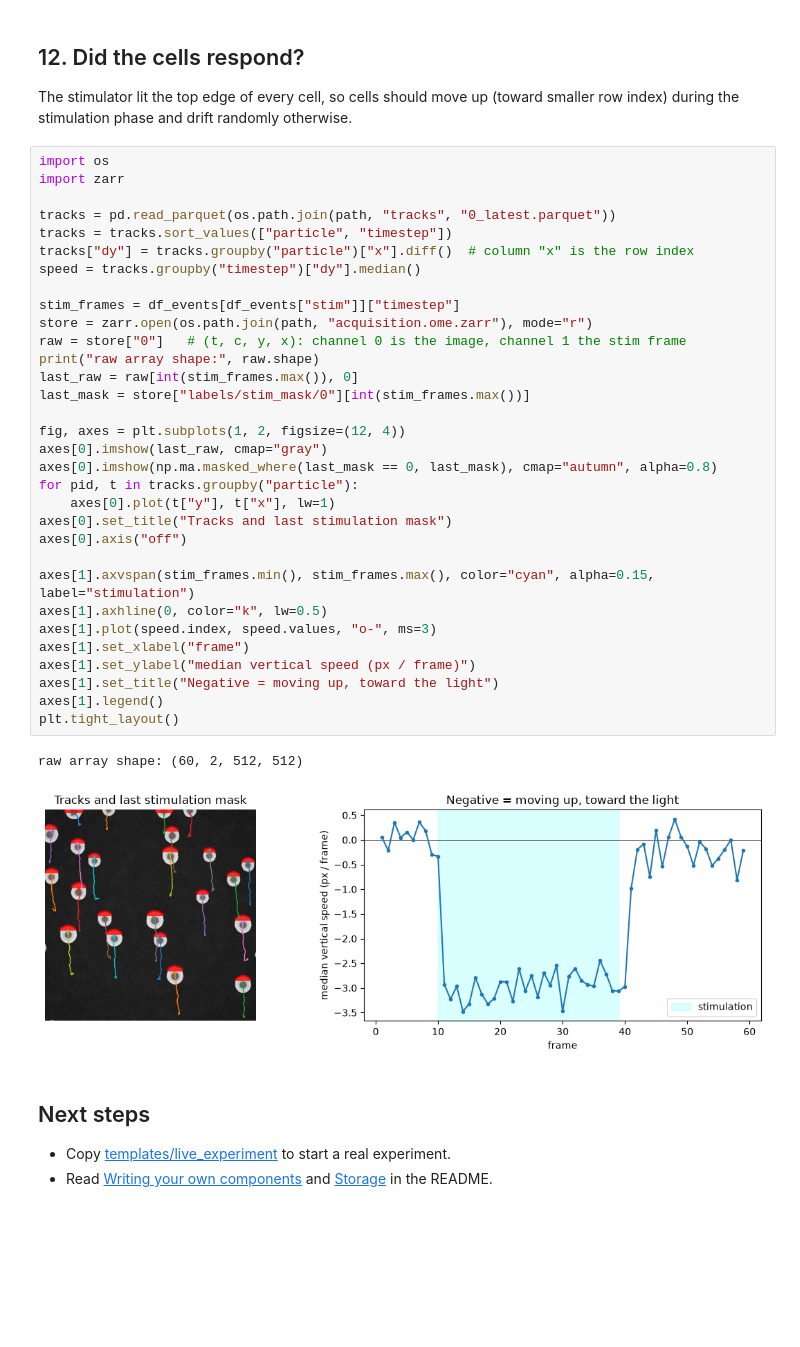
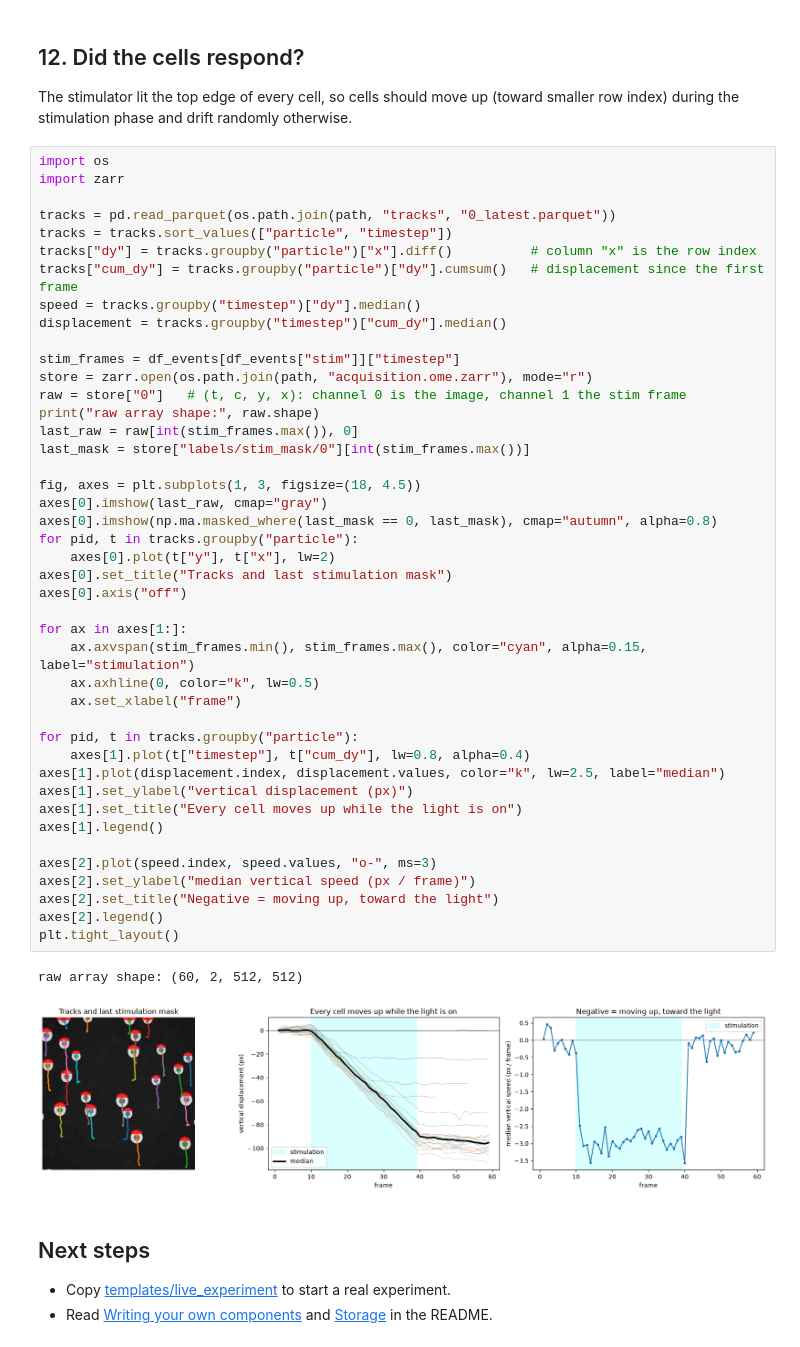
Before and after one commit to hinderling/rtm-pymmcore, a Jupyter notebook: examples/02_live_experiment.ipynb, the cells around one changed output. Drawn from its saved outputs; the diff is of its cells as text; blank space fills up the shorter version.

```diff
--- a/examples/02_live_experiment.ipynb
+++ b/examples/02_live_experiment.ipynb
@@ -369,38 +405,49 @@ smaller row index) during the stimulation phase and drift randomly otherwise.
 # %%
 import os
 import zarr
 
 tracks = pd.read_parquet(os.path.join(path, "tracks", "0_latest.parquet"))
 tracks = tracks.sort_values(["particle", "timestep"])
-tracks["dy"] = tracks.groupby("particle")["x"].diff()  # column "x" is the row index
+tracks["dy"] = tracks.groupby("particle")["x"].diff()          # column "x" is the row index
+tracks["cum_dy"] = tracks.groupby("particle")["dy"].cumsum()   # displacement since the first frame
 speed = tracks.groupby("timestep")["dy"].median()
+displacement = tracks.groupby("timestep")["cum_dy"].median()
 
 stim_frames = df_events[df_events["stim"]]["timestep"]
 store = zarr.open(os.path.join(path, "acquisition.ome.zarr"), mode="r")
 raw = store["0"]   # (t, c, y, x): channel 0 is the image, channel 1 the stim frame
 print("raw array shape:", raw.shape)
 last_raw = raw[int(stim_frames.max()), 0]
 last_mask = store["labels/stim_mask/0"][int(stim_frames.max())]
 
-fig, axes = plt.subplots(1, 2, figsize=(12, 4))
+fig, axes = plt.subplots(1, 3, figsize=(18, 4.5))
 axes[0].imshow(last_raw, cmap="gray")
 axes[0].imshow(np.ma.masked_where(last_mask == 0, last_mask), cmap="autumn", alpha=0.8)
 for pid, t in tracks.groupby("particle"):
-    axes[0].plot(t["y"], t["x"], lw=1)
+    axes[0].plot(t["y"], t["x"], lw=2)
 axes[0].set_title("Tracks and last stimulation mask")
 axes[0].axis("off")
 
-axes[1].axvspan(stim_frames.min(), stim_frames.max(), color="cyan", alpha=0.15, label="stimulation")
-axes[1].axhline(0, color="k", lw=0.5)
-axes[1].plot(speed.index, speed.values, "o-", ms=3)
-axes[1].set_xlabel("frame")
-axes[1].set_ylabel("median vertical speed (px / frame)")
-axes[1].set_title("Negative = moving up, toward the light")
+for ax in axes[1:]:
+    ax.axvspan(stim_frames.min(), stim_frames.max(), color="cyan", alpha=0.15, label="stimulation")
+    ax.axhline(0, color="k", lw=0.5)
+    ax.set_xlabel("frame")
+
+for pid, t in tracks.groupby("particle"):
+    axes[1].plot(t["timestep"], t["cum_dy"], lw=0.8, alpha=0.4)
+axes[1].plot(displacement.index, displacement.values, color="k", lw=2.5, label="median")
+axes[1].set_ylabel("vertical displacement (px)")
+axes[1].set_title("Every cell moves up while the light is on")
 axes[1].legend()
+
+axes[2].plot(speed.index, speed.values, "o-", ms=3)
+axes[2].set_ylabel("median vertical speed (px / frame)")
+axes[2].set_title("Negative = moving up, toward the light")
+axes[2].legend()
 plt.tight_layout()
 # %% [output]
 raw array shape: (60, 2, 512, 512)
-[figure, old version]
+[figure, new version]
 # %% [markdown]
 ## Next steps
 
```
Also changed, not shown: parts of 10 cells of this notebook, 1 other file.
